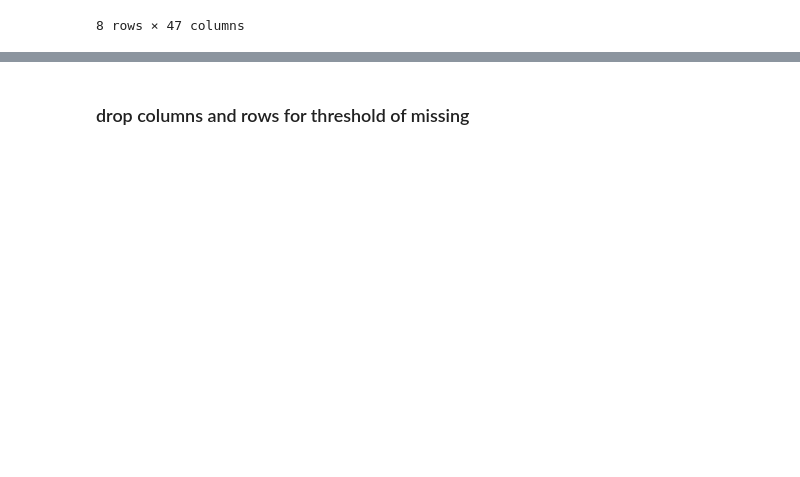
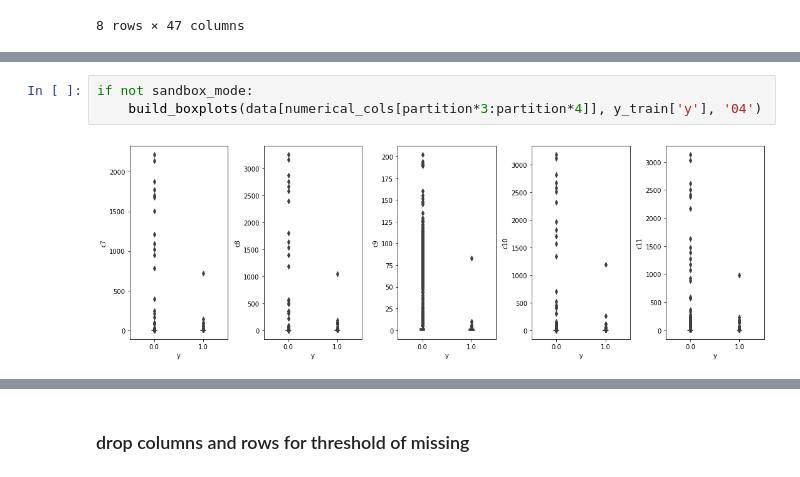
Before and after one commit to Marcelobbr/fraud_detection, a Jupyter notebook: notebooks/03_eda_cleansing.ipynb, the cells around one changed output, grey strips where cells are left out. Drawn from its saved outputs; the diff is of its cells as text; blank space fills up the shorter version.

```diff
--- a/notebooks/03_eda_cleansing.ipynb
+++ b/notebooks/03_eda_cleansing.ipynb
@@ -191,0 +337,5 @@ data.describe()
+# %%
+if not sandbox_mode:
+    build_boxplots(data[numerical_cols[partition*3:partition*4]], y_train['y'], '04')
+# %% [output]
+[figure, added]
```
Also changed, not shown: parts of 81 cells of this notebook, 16 other files.
